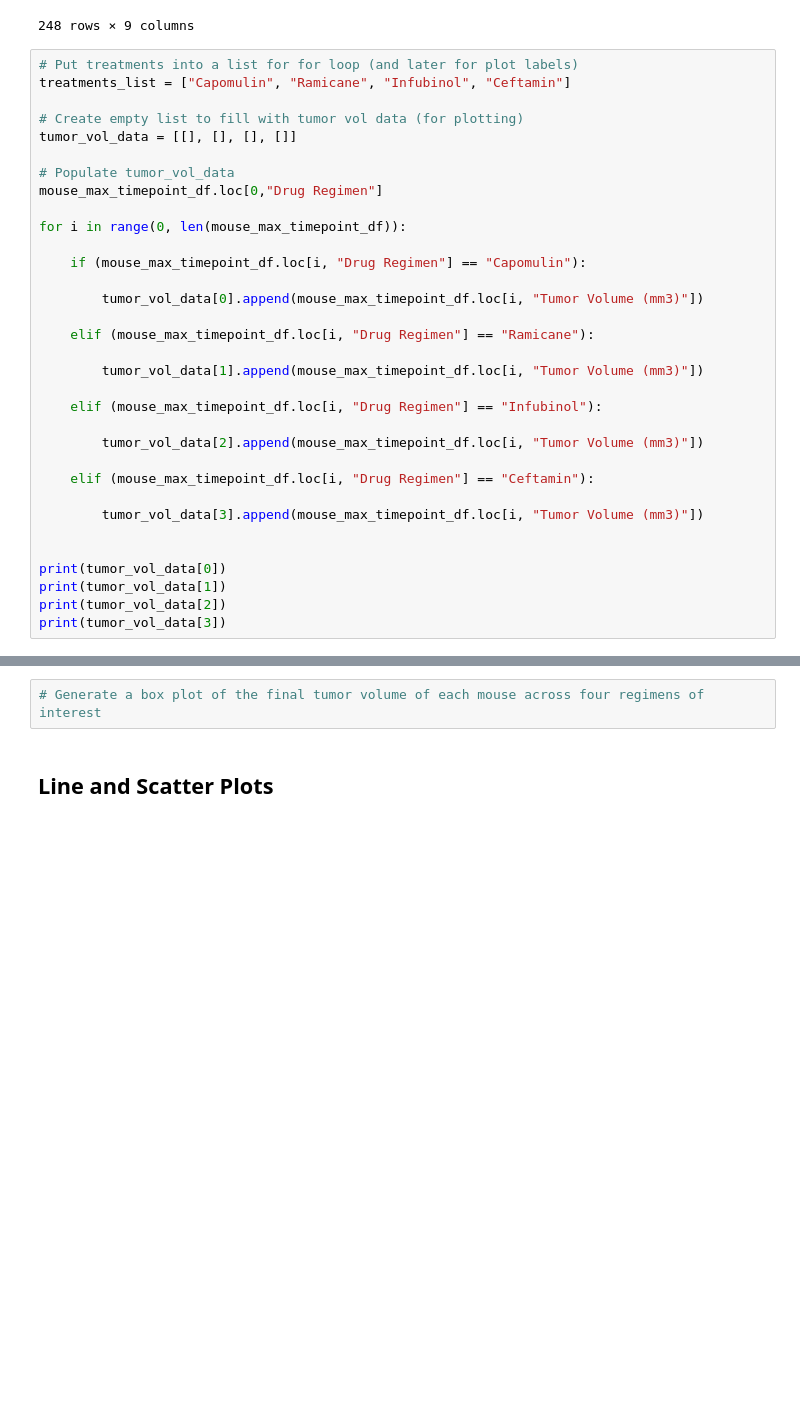
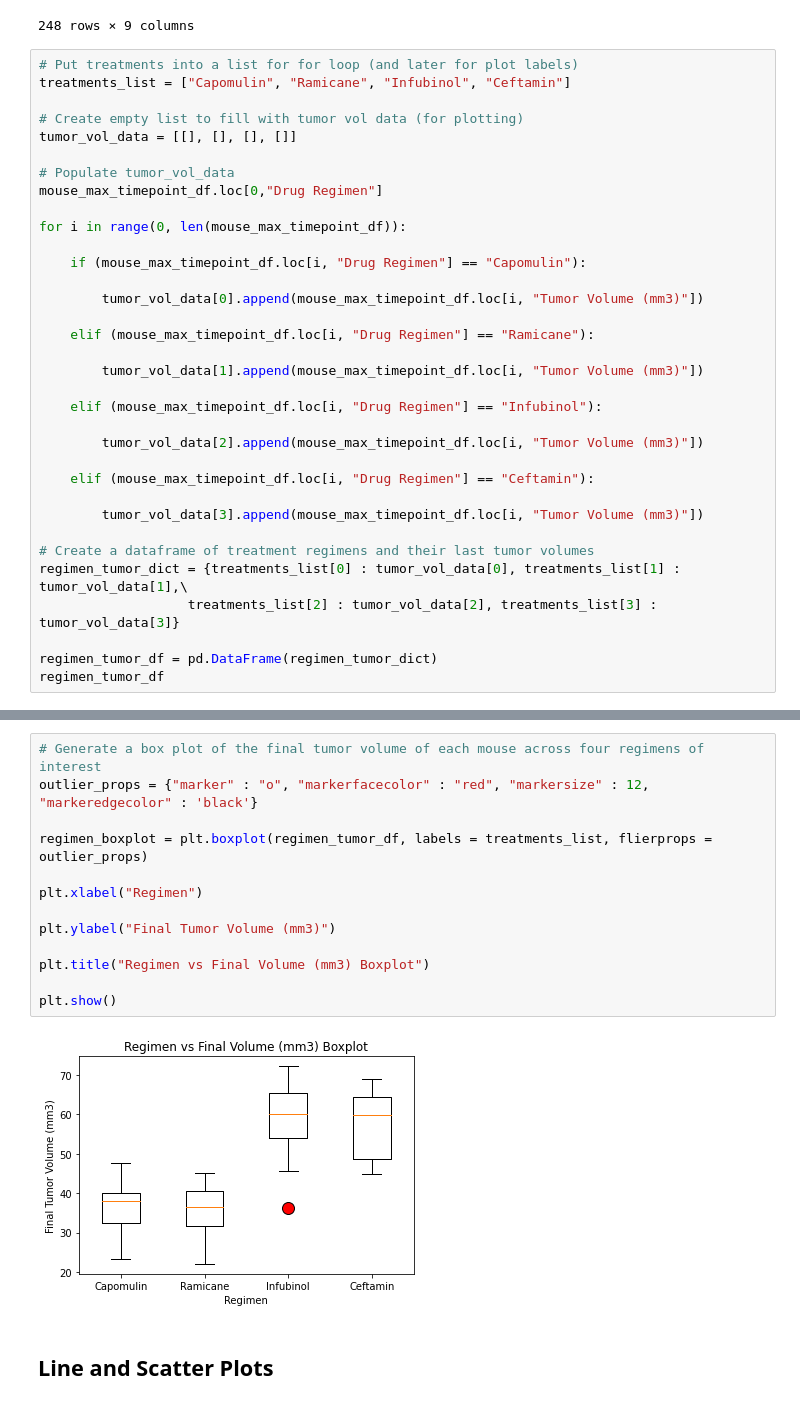
Before and after one commit to herzf012/pymaceuticals_inc, a Jupyter notebook: Pymaceuticals/pymaceuticals_starter.ipynb, the cells around one changed output, grey strips where cells are left out. Saved outputs shown, nothing was run; the diff lists cells and outputs as text; blank space fills up the shorter version.

Commit message:
Calculated the IQR and determined if there were any potential outliers. Also created a box plot of the final tumor volume of each mouse across four regimens of interest.

```diff
--- a/Pymaceuticals/pymaceuticals_starter.ipynb
+++ b/Pymaceuticals/pymaceuticals_starter.ipynb
@@ -260,9 +260,10 @@ for i in range(0, len(mouse_max_timepoint_df)):
 
         tumor_vol_data[3].append(mouse_max_timepoint_df.loc[i, "Tumor Volume (mm3)"])
 
+# Create a dataframe of treatment regimens and their last tumor volumes
+regimen_tumor_dict = {treatments_list[0] : tumor_vol_data[0], treatments_list[1] : tumor_vol_data[1],\
+                   treatments_list[2] : tumor_vol_data[2], treatments_list[3] : tumor_vol_data[3]}
 
-print(tumor_vol_data[0])
-print(tumor_vol_data[1])
-print(tumor_vol_data[2])
-print(tumor_vol_data[3])
+regimen_tumor_df = pd.DataFrame(regimen_tumor_dict)
+regimen_tumor_df
 # %% [output]
@@ -284,5 +340,18 @@ print(tumor_vol_data[3])
 # %%
 # Generate a box plot of the final tumor volume of each mouse across four regimens of interest
+outlier_props = {"marker" : "o", "markerfacecolor" : "red", "markersize" : 12, "markeredgecolor" : 'black'}
+
+regimen_boxplot = plt.boxplot(regimen_tumor_df, labels = treatments_list, flierprops = outlier_props)
+
+plt.xlabel("Regimen")
+
+plt.ylabel("Final Tumor Volume (mm3)")
+
+plt.title("Regimen vs Final Volume (mm3) Boxplot")
+
+plt.show()
+# %% [output]
+[figure, added]
 # %% [markdown]
 ## Line and Scatter Plots
 # %%
```
Also changed, not shown: parts of 3 cells of this notebook.
